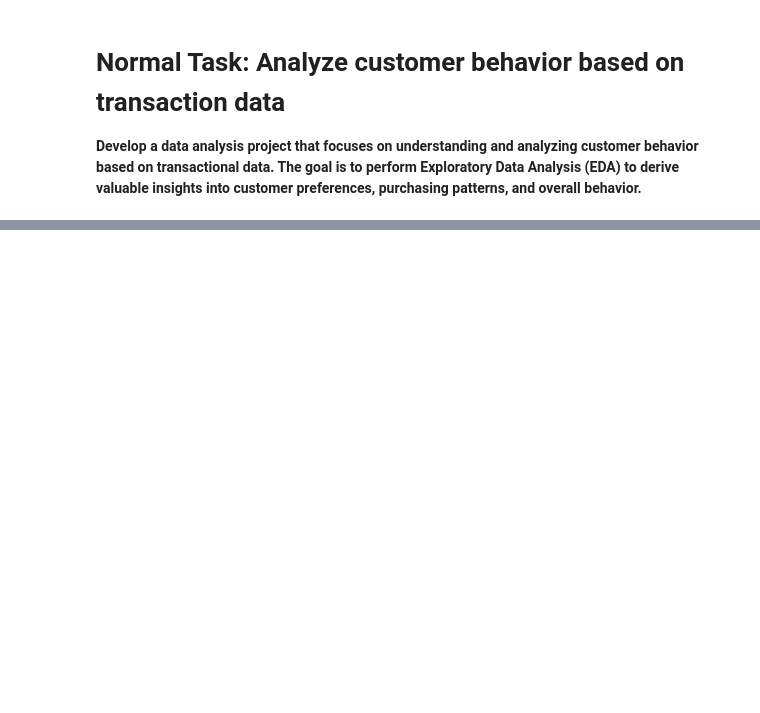
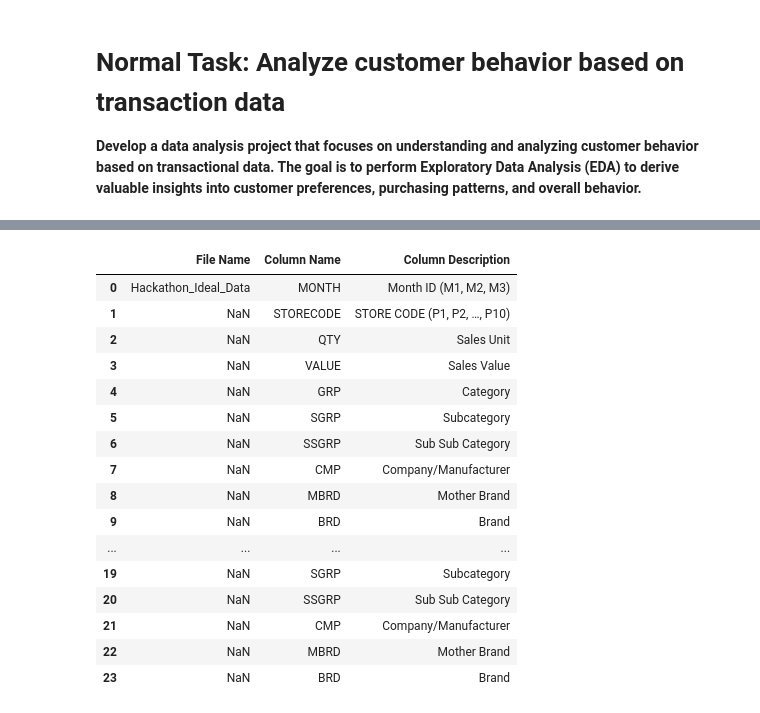
Before and after one commit to tedoaba/CodersCaveInternship, a Jupyter notebook: normal-task-phase-1-analyze-social-media-data.ipynb, the cells around one changed output, grey strips where cells are left out. Cells and saved outputs as stored; diff of their text form; code cells hidden in the pictures; blank space fills up the shorter version.

```diff
--- a/normal-task-phase-1-analyze-social-media-data.ipynb
+++ b/normal-task-phase-1-analyze-social-media-data.ipynb
@@ -16,6 +42,24 @@ data.head()
 # %%
 data1 = pd.read_csv('/kaggle/input/store-transaction-data/Hackathon_Mapping_File.csv')
-data1.head()
+data1
+# %% [output]
+|  | File Name | Column Name | Column Description |
+| 0 | Hackathon_Ideal_Data | MONTH | Month ID (M1, M2, M3) |
+| 1 | NaN | STORECODE | STORE CODE (P1, P2, …, P10) |
+| 2 | NaN | QTY | Sales Unit |
+| 3 | NaN | VALUE | Sales Value |
+| 4 | NaN | GRP | Category |
+| 5 | NaN | SGRP | Subcategory |
+| 6 | NaN | SSGRP | Sub Sub Category |
+| 7 | NaN | CMP | Company/Manufacturer |
+| 8 | NaN | MBRD | Mother Brand |
+| 9 | NaN | BRD | Brand |
+| ... | ... | ... | ... |
+| 19 | NaN | SGRP | Subcategory |
+| 20 | NaN | SSGRP | Sub Sub Category |
+| 21 | NaN | CMP | Company/Manufacturer |
+| 22 | NaN | MBRD | Mother Brand |
+| 23 | NaN | BRD | Brand |
 # %%
 data2 = pd.read_csv('/kaggle/input/store-transaction-data/Hackathon_Validation_Data.csv')
 data2.head()
```
Also changed, not shown: parts of 21 cells of this notebook.
